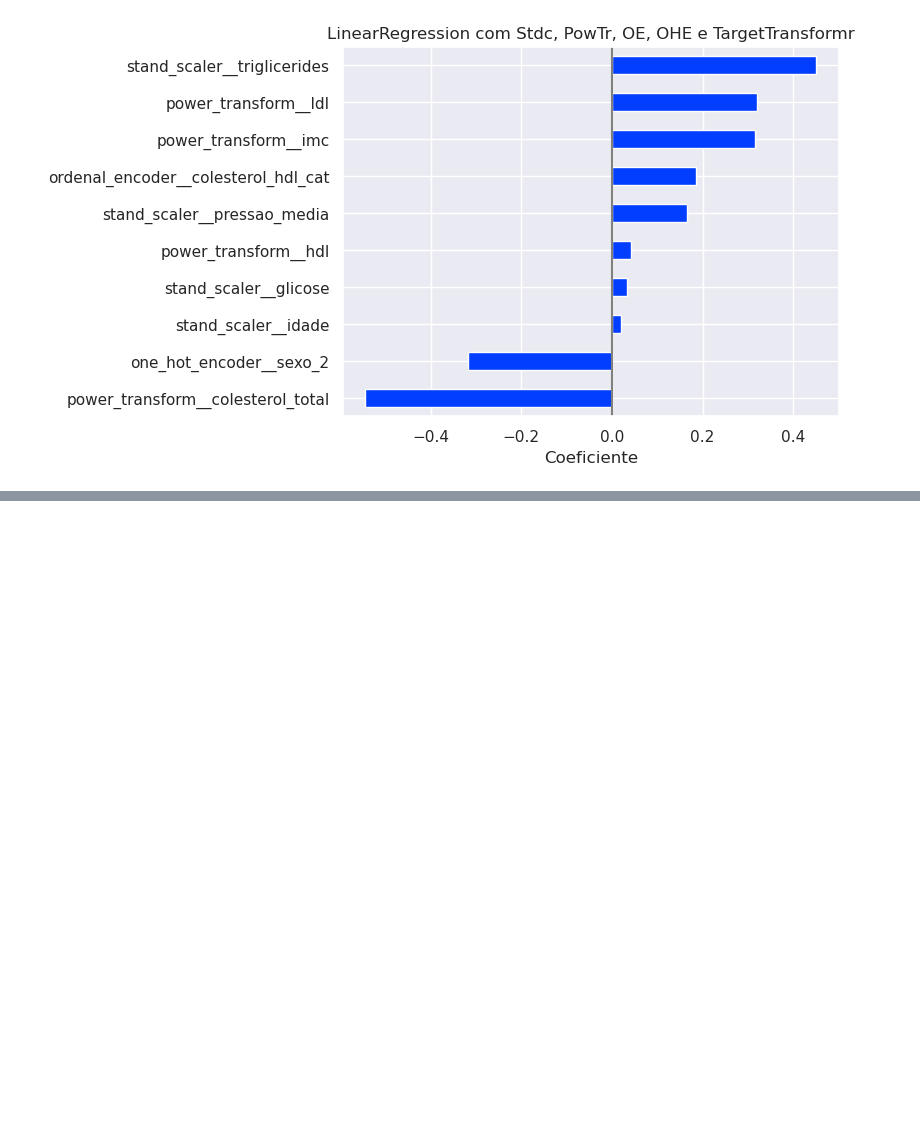
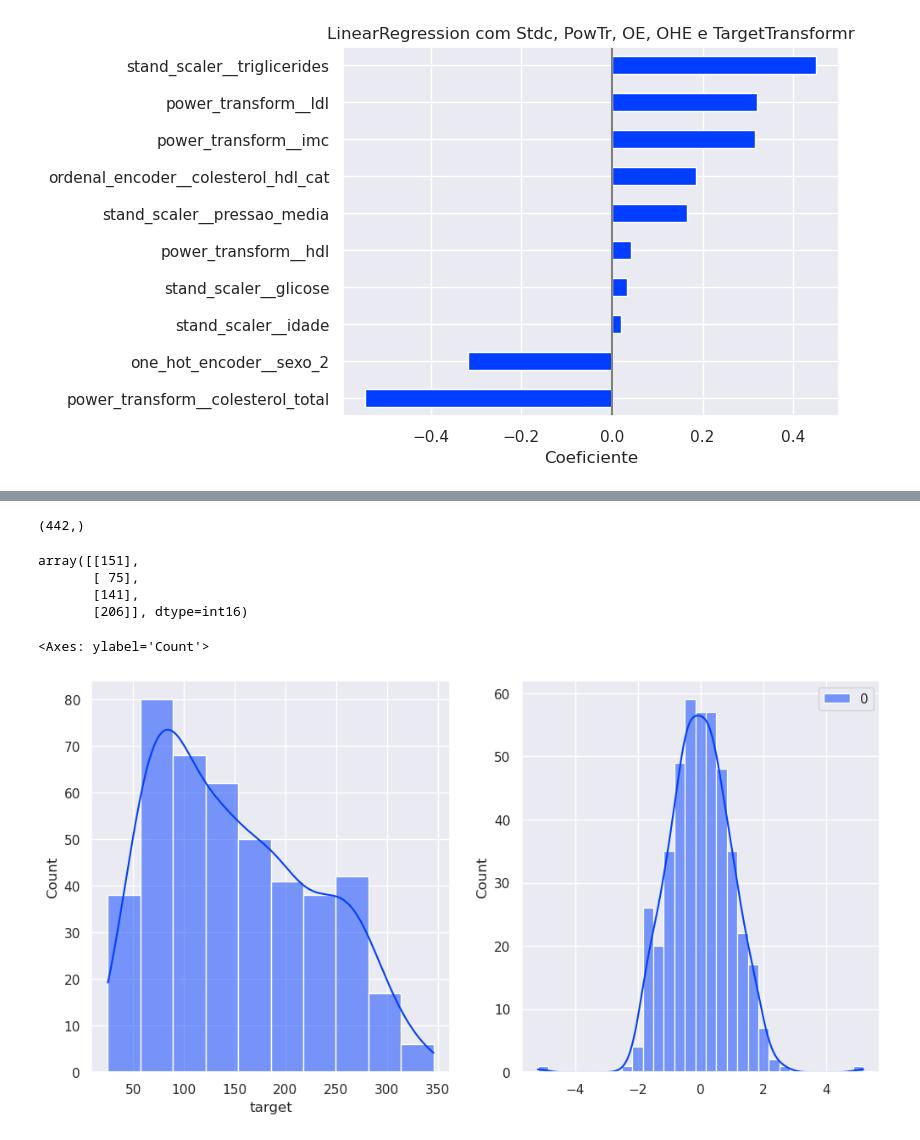
Before and after one commit to PauloViniciusR/Modelos_regressao, a Jupyter notebook: notebooks/07_target_transformer.ipynb, the cells around one changed output, grey strips where cells are left out. Drawn from its saved outputs; the diff is of its cells as text; code cells hidden in the pictures; blank space fills up the shorter version.

```diff
--- a/notebooks/07_target_transformer.ipynb
+++ b/notebooks/07_target_transformer.ipynb
@@ -355,0 +371,22 @@ plot_coefs(coefs, "LinearRegression com Stdc, PowTr, OE, OHE e TargetTransformr"
+# %%
+y.shape
+# %% [output]
+(442,)
+# %%
+y.values.reshape(-1, 1)[:4]
+# %% [output]
+array([[151],
+       [ 75],
+       [141],
+       [206]], dtype=int16)
+# %%
+fig, axs = plt.subplots(1, 2, figsize=(12, 6))
+
+sns.histplot(y, ax=axs[0], kde=True)
+
+y_transformado = tt.transformer_.transform(y.values.reshape(-1, 1))
+
+sns.histplot(y_transformado, ax=axs[1], kde=True)
+# %% [output]
+<Axes: ylabel='Count'>
+[figure, added]
```
Also changed, not shown: parts of 1 cell of this notebook.
